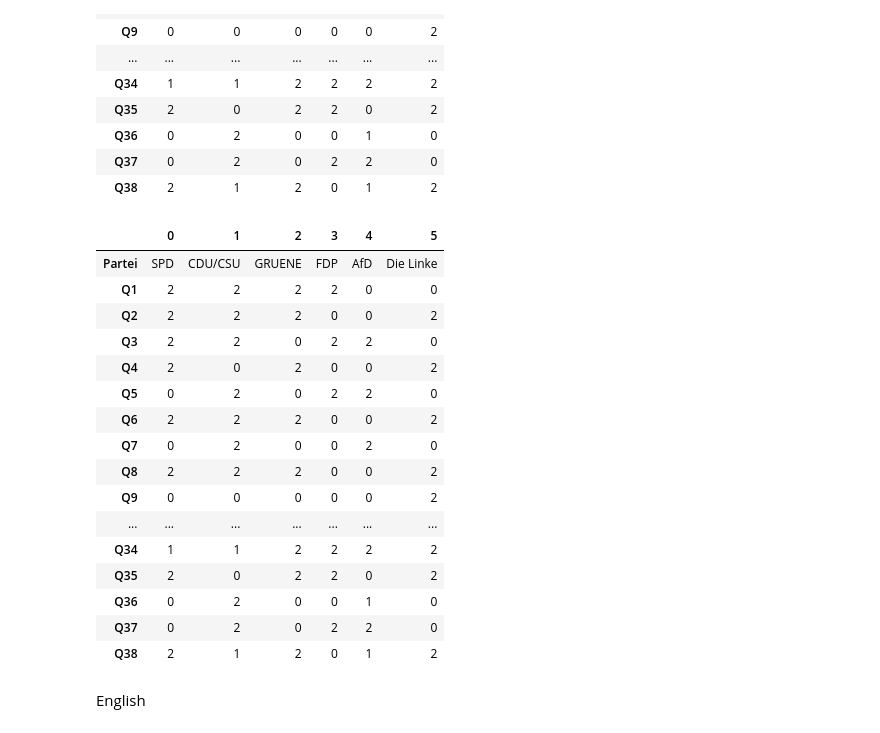
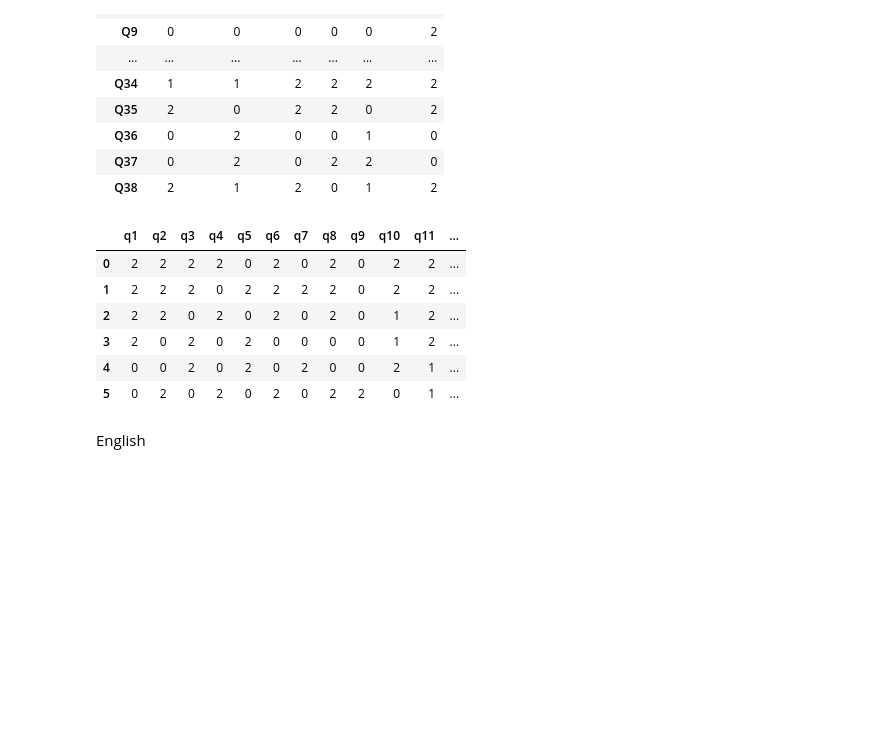
Before and after one commit to buket99/political_bias_in_llm, a Jupyter notebook: analysis/results.ipynb, the cells around one changed output. Saved outputs shown, nothing was run; the diff lists cells and outputs as text; code cells hidden in the pictures; blank space fills up the shorter version.

```diff
--- a/analysis/results.ipynb
+++ b/analysis/results.ipynb
@@ -133,35 +133,26 @@ parties
 # %%
 def color_code(val):
     if val == 2:
         return 'background-color: green'
     elif val == 1:
         return 'background-color: yellow'
     elif val == 0:
         return 'background-color: red'
     else:
         return ''
 
-color_coded = parties.style.applymap(color_code)
+testing = parties.T
+color_coded = testing.style.applymap(color_code)
 color_coded.to_html("/Users/buketkurtulus/Desktop/HM/Semester 5/Hauptseminar/Programmierung/analysis/parties_color_coded.html")
 color_coded
 # %% [output]
-|  | 0 | 1 | 2 | 3 | 4 | 5 |
-| Partei | SPD | CDU/CSU | GRUENE | FDP | AfD | Die Linke |
-| Q1 | 2 | 2 | 2 | 2 | 0 | 0 |
-| Q2 | 2 | 2 | 2 | 0 | 0 | 2 |
-| Q3 | 2 | 2 | 0 | 2 | 2 | 0 |
-| Q4 | 2 | 0 | 2 | 0 | 0 | 2 |
-| Q5 | 0 | 2 | 0 | 2 | 2 | 0 |
-| Q6 | 2 | 2 | 2 | 0 | 0 | 2 |
-| Q7 | 0 | 2 | 0 | 0 | 2 | 0 |
-| Q8 | 2 | 2 | 2 | 0 | 0 | 2 |
-| Q9 | 0 | 0 | 0 | 0 | 0 | 2 |
-| ... | ... | ... | ... | ... | ... | ... |
-| Q34 | 1 | 1 | 2 | 2 | 2 | 2 |
-| Q35 | 2 | 0 | 2 | 2 | 0 | 2 |
-| Q36 | 0 | 2 | 0 | 0 | 1 | 0 |
-| Q37 | 0 | 2 | 0 | 2 | 2 | 0 |
-| Q38 | 2 | 1 | 2 | 0 | 1 | 2 |
+|  | q1 | q2 | q3 | q4 | q5 | q6 | q7 | q8 | q9 | q10 | q11 | ... |
+| 0 | 2 | 2 | 2 | 2 | 0 | 2 | 0 | 2 | 0 | 2 | 2 | ... |
+| 1 | 2 | 2 | 2 | 0 | 2 | 2 | 2 | 2 | 0 | 2 | 2 | ... |
+| 2 | 2 | 2 | 0 | 2 | 0 | 2 | 0 | 2 | 0 | 1 | 2 | ... |
+| 3 | 2 | 0 | 2 | 0 | 2 | 0 | 0 | 0 | 0 | 1 | 2 | ... |
+| 4 | 0 | 0 | 2 | 0 | 2 | 0 | 2 | 0 | 0 | 2 | 1 | ... |
+| 5 | 0 | 2 | 0 | 2 | 0 | 2 | 0 | 2 | 2 | 0 | 1 | ... |
 # %% [markdown]
 English
 # %%
```
Also changed, not shown: parts of 5 cells of this notebook, 1 other file.
